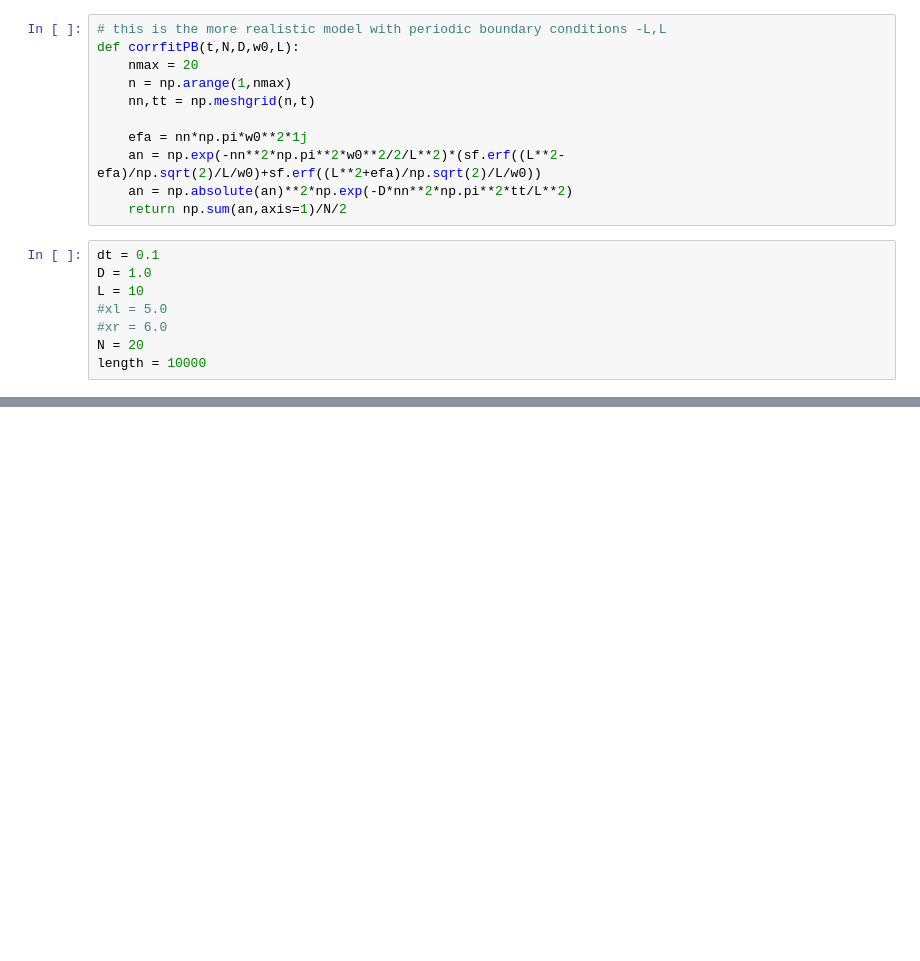
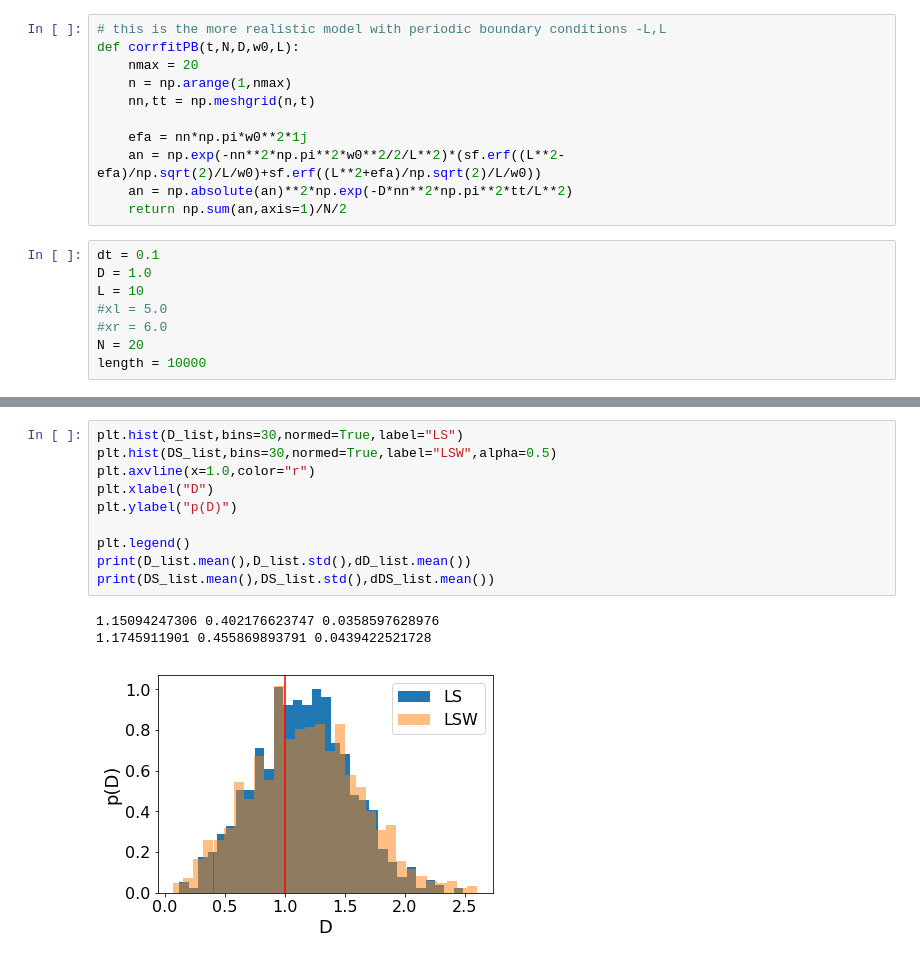
Before and after one commit to hstrey/FCS-simulations, a Jupyter notebook: LS fit FCS simulation.ipynb, the cells around one changed output, grey strips where cells are left out. Cells and saved outputs as stored; diff of their text form; blank space fills up the shorter version.

```diff
--- a/LS fit FCS simulation.ipynb
+++ b/LS fit FCS simulation.ipynb
@@ -73,0 +138,14 @@ for i in range(1000):
+# %%
+plt.hist(D_list,bins=30,normed=True,label="LS")
+plt.hist(DS_list,bins=30,normed=True,label="LSW",alpha=0.5)
+plt.axvline(x=1.0,color="r")
+plt.xlabel("D")
+plt.ylabel("p(D)")
+
+plt.legend()
+print(D_list.mean(),D_list.std(),dD_list.mean())
+print(DS_list.mean(),DS_list.std(),dDS_list.mean())
+# %% [output]
+1.15094247306 0.402176623747 0.0358597628976
+1.1745911901 0.455869893791 0.0439422521728
+[figure, added]
```
Also changed, not shown: parts of 8 cells of this notebook.
